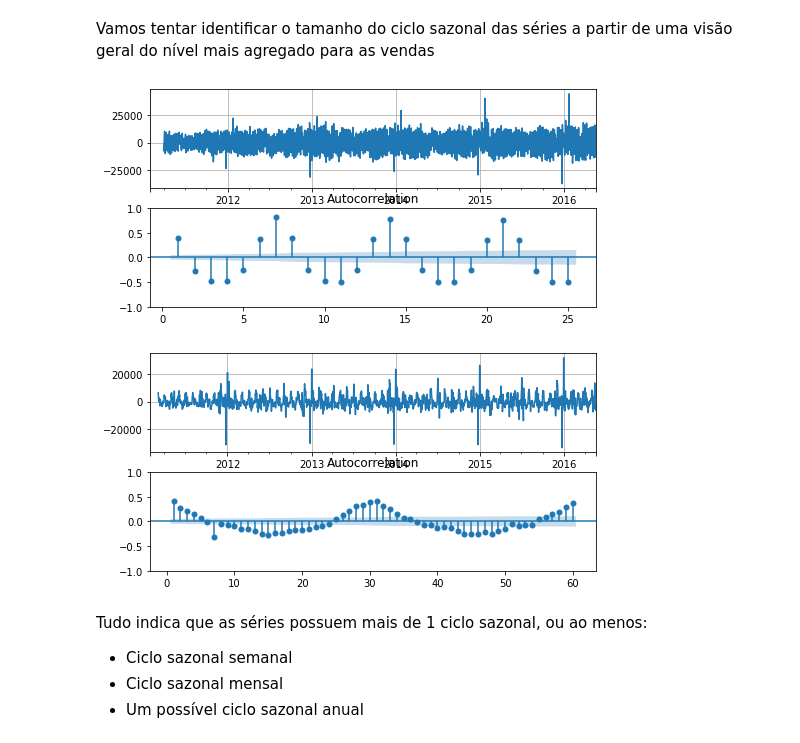
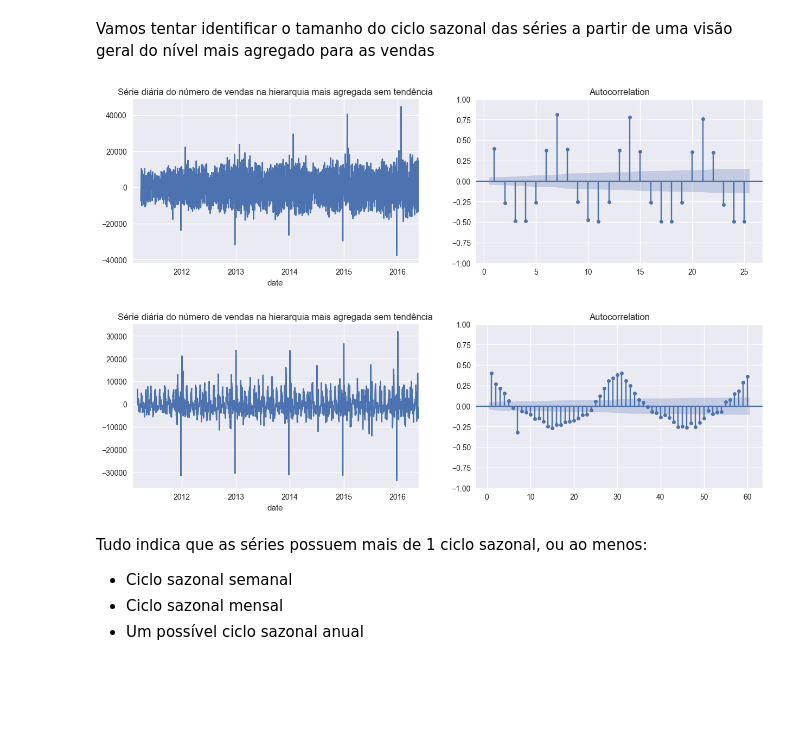
Before and after one commit to Faluhelyi/pibic_2021-2022, a Jupyter notebook: main.ipynb, the cells around one changed output. Cells and saved outputs as stored; diff of their text form; code cells hidden in the pictures; blank space fills up the shorter version.

```diff
--- a/main.ipynb
+++ b/main.ipynb
@@ -13,10 +13,18 @@ import joblib
 import warnings
 import IPython
 
+from pathlib import Path
+
+plt.style.use('seaborn')
+
 
 IPython.display.clear_output(wait=True)
 # %%
 from statsmodels.graphics.tsaplots import plot_acf, plot_pacf
+
+plt.style.use('seaborn')
+
+from pathlib import Path
 # %% [markdown]
 # **Importação dos dados**
 # %%
@@ -117,20 +125,21 @@ Vamos tentar identificar o tamanho do ciclo sazonal das séries a partir de uma
 # %%
 # Verificar o tamanho do ciclo sazonal -> ciclo sazonal semanal
 
 a = base.dict_1_eva['all'] - base.dict_1_eva['all'].rolling(30).mean()
 
 a = a.diff(30)
 
-fig, (ax1,ax2) = plt.subplots(2,1, figsize=(8,4))
+fig, (ax1,ax2) = plt.subplots(1,2, figsize=(15,4), dpi = 100)
 
-a.plot(grid=True, ax = ax1)
+a.plot(grid=True, ax = ax1, title = 'Série diária do número de vendas na hierarquia mais agregada sem tendência')
+
 
 
 # Plot ACF
 plot_acf(a.dropna(), ax=ax2, lags=25, zero=False)
 plt.show()
 # %% [output]
-[figure, old version]
+[figure, new version]
 # %%
 # Verificar o tamanho do ciclo sazonal -> ciclo sazonal mensal
 
@@ -138,16 +147,16 @@ a = base.dict_1_eva['all'] - base.dict_1_eva['all'].rolling(30).mean()
 
 a = a.diff(7)
 
-fig, (ax1,ax2) = plt.subplots(2,1, figsize=(8,4))
+fig, (ax1,ax2) = plt.subplots(1,2, figsize=(15,4), dpi = 100)
 
-a.plot(grid=True, ax = ax1)
+a.plot(grid=True, ax = ax1, title = 'Série diária do número de vendas na hierarquia mais agregada sem tendência')
 
 
 # Plot ACF
 plot_acf(a.dropna(), ax=ax2, lags=60, zero=False)
 plt.show()
 # %% [output]
-[figure, old version]
+[figure, new version]
 # %% [markdown]
 Tudo indica que as séries possuem mais de 1 ciclo sazonal, ou ao menos:
 
```
Also changed, not shown: parts of 23 cells of this notebook, 2 other files.
